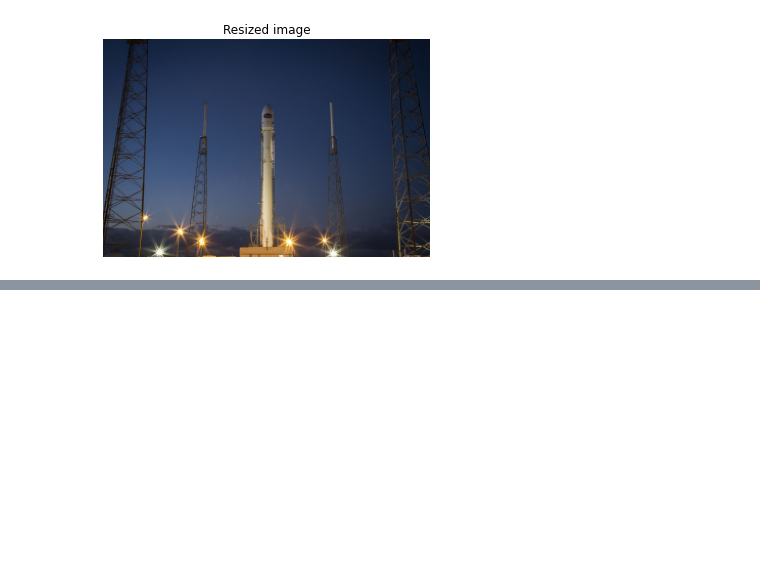
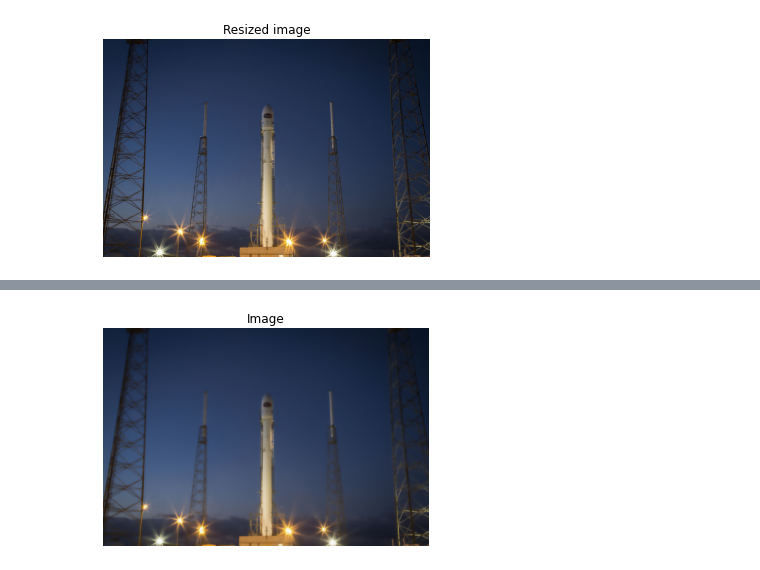
Before and after one commit to aravindh698/rep2, a Jupyter notebook: imageprocessing.ipynb, the cells around one changed output, grey strips where cells are left out. Cells and saved outputs as stored; diff of their text form; code cells hidden in the pictures; blank space fills up the shorter version.

```diff
--- a/imageprocessing.ipynb
+++ b/imageprocessing.ipynb
@@ -180,0 +147,6 @@ def show_detected_face(result, detected, title="Face image"):
+# %%
+from skimage.restoration import denoise_tv_chambolle
+x=denoise_tv_chambolle(rocket_image,weight=0.1,multichannel=True)
+show_image(x)
+# %% [output]
+[figure, added]
```
Also changed, not shown: parts of 9 cells of this notebook.
